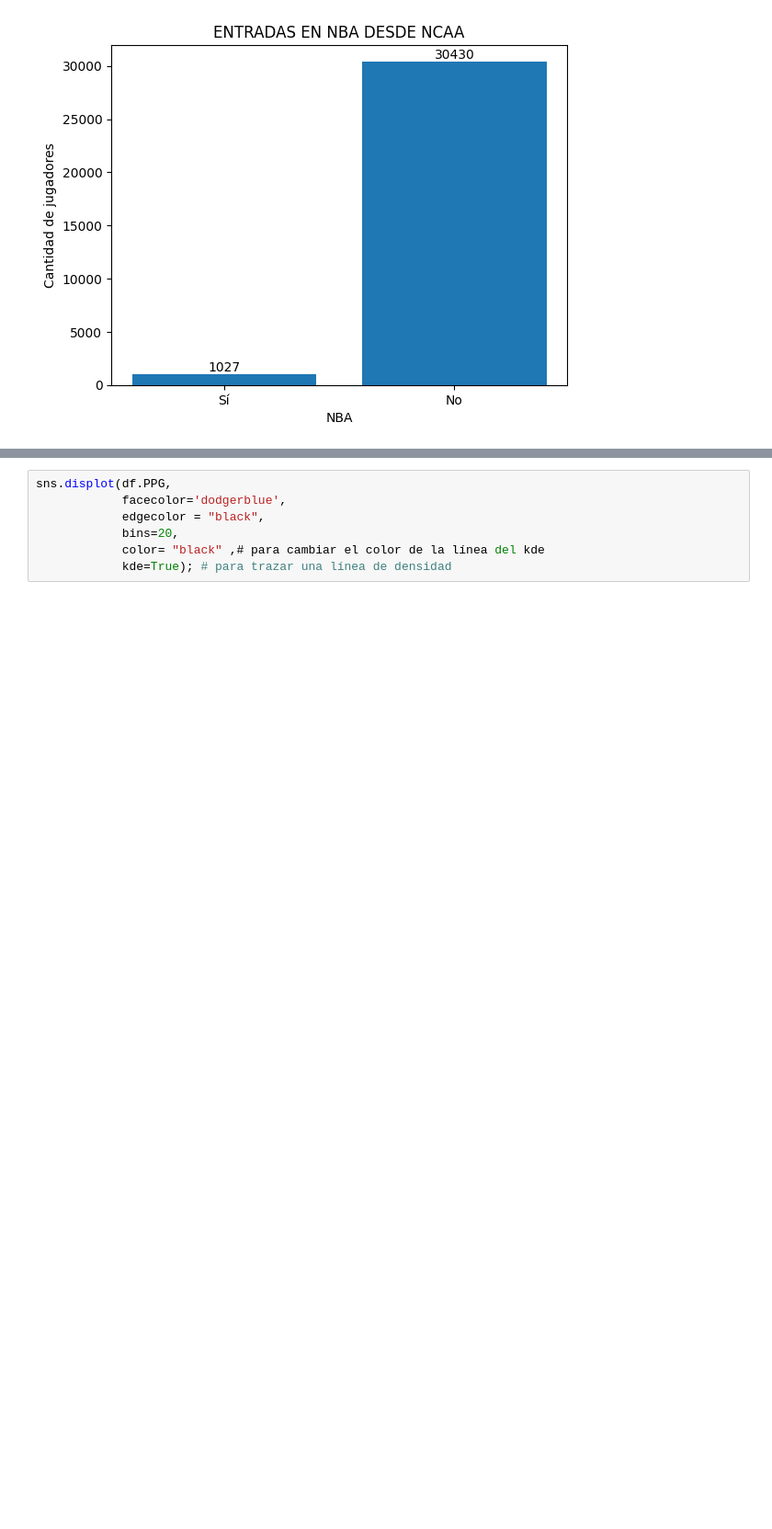
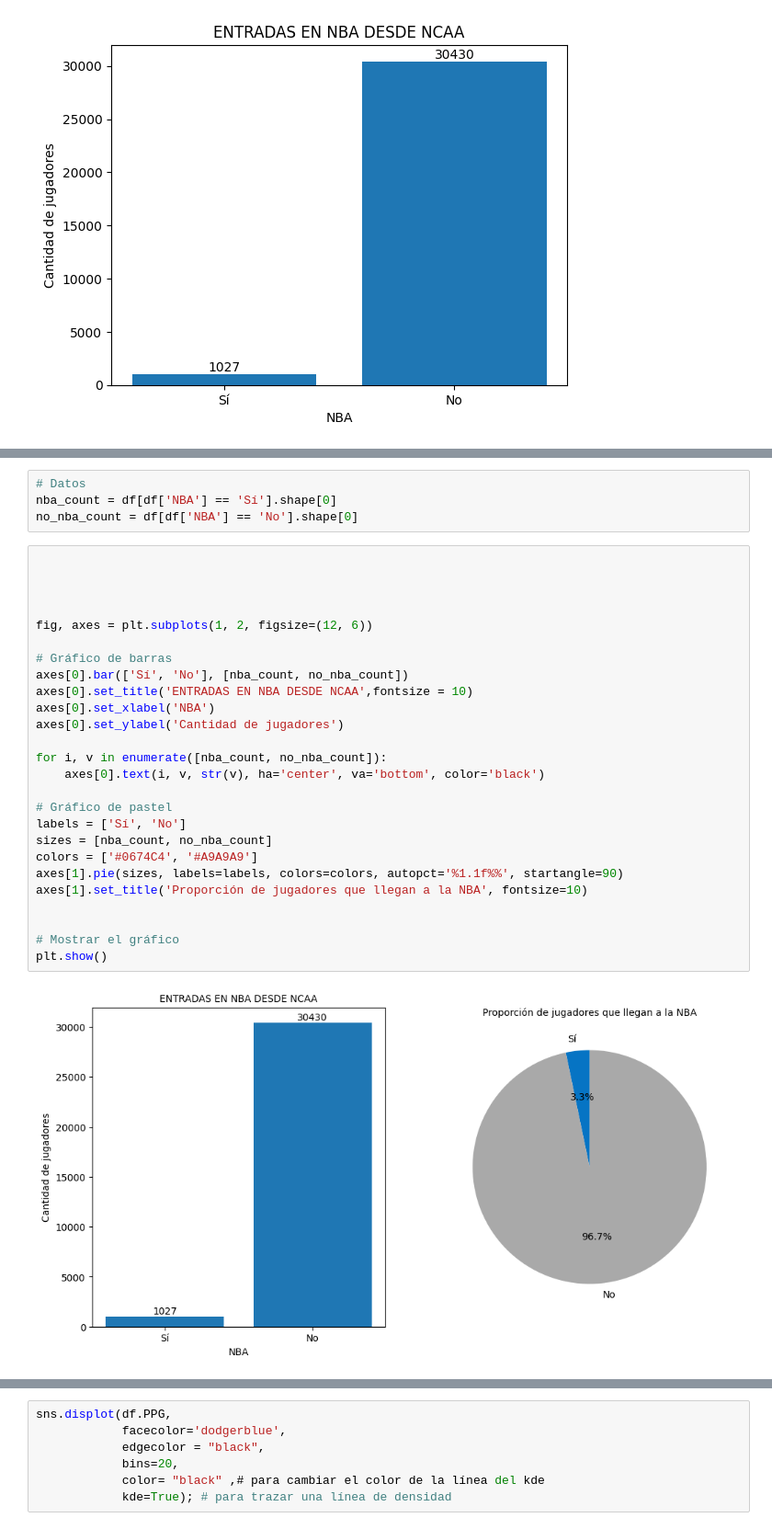
Before and after one commit to JacoboFdez/NBA_PROJECT, a Jupyter notebook: FINALPROJECT/notebooks/VISUALIZACIONES.ipynb, the cells around one changed output, grey strips where cells are left out. Shown: that part at 92% size. Saved outputs shown, nothing was run; the diff lists cells and outputs as text; blank space fills up the shorter version.

```diff
--- a/FINALPROJECT/notebooks/VISUALIZACIONES.ipynb
+++ b/FINALPROJECT/notebooks/VISUALIZACIONES.ipynb
@@ -70,0 +71,32 @@ plt.show()
+# %%
+# Datos
+nba_count = df[df['NBA'] == 'Sí'].shape[0]
+no_nba_count = df[df['NBA'] == 'No'].shape[0]
+# %%
+
+
+
+
+fig, axes = plt.subplots(1, 2, figsize=(12, 6))
+
+# Gráfico de barras
+axes[0].bar(['Sí', 'No'], [nba_count, no_nba_count])
+axes[0].set_title('ENTRADAS EN NBA DESDE NCAA',fontsize = 10)
+axes[0].set_xlabel('NBA')
+axes[0].set_ylabel('Cantidad de jugadores')
+
+for i, v in enumerate([nba_count, no_nba_count]):
+    axes[0].text(i, v, str(v), ha='center', va='bottom', color='black')
+
+# Gráfico de pastel
+labels = ['Sí', 'No']
+sizes = [nba_count, no_nba_count]
+colors = ['#0674C4', '#A9A9A9']
+axes[1].pie(sizes, labels=labels, colors=colors, autopct='%1.1f%%', startangle=90)
+axes[1].set_title('Proporción de jugadores que llegan a la NBA', fontsize=10)
+
+
+# Mostrar el gráfico
+plt.show()
+# %% [output]
+[figure, added]
```
Also changed, not shown: parts of 3 cells of this notebook, 11 other files.
